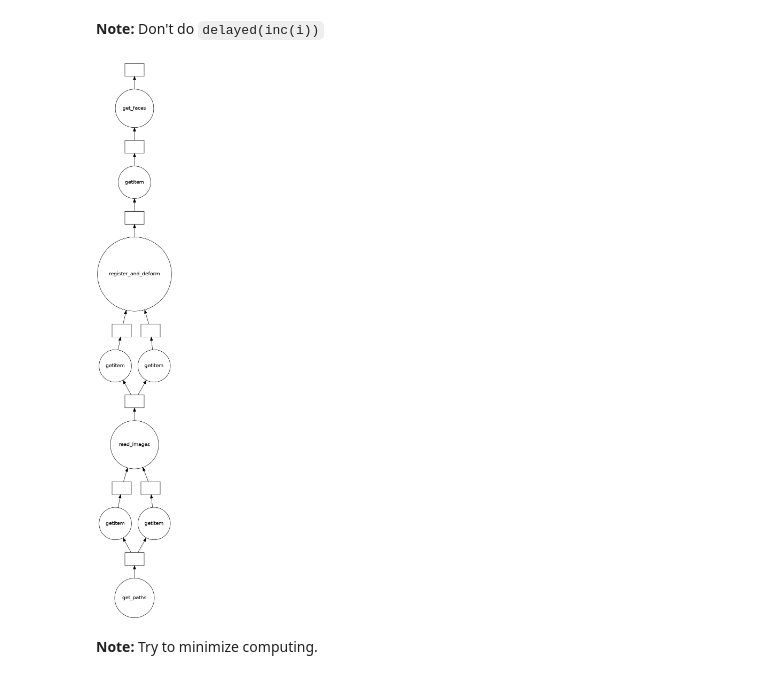
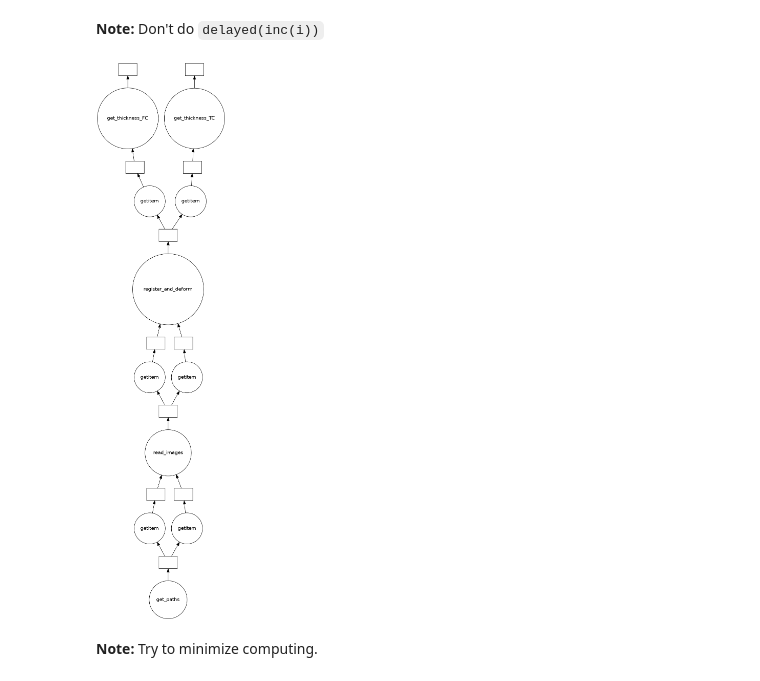
Before and after one commit to PranjalSahu/OAI_analysis, a Jupyter notebook: oai_dask.ipynb, the cells around one changed output. Saved outputs shown, nothing was run; the diff lists cells and outputs as text; code cells hidden in the pictures.

Commit message:
Adding working code to get TC and FC thickness in parallel

```diff
--- a/oai_dask.ipynb
+++ b/oai_dask.ipynb
@@ -203,12 +203,17 @@ def get_thickness_dask(image, mesh_type):
 
     return inner_FC, outer_FC
 
-@delayed(nout=2)
-def get_thickness(warped_image_FC, warped_image_TC):
+@delayed
+def get_thickness_FC(warped_image_FC):
     distance_inner_FC, distance_outer_FC = mp.get_thickness_mesh(warped_image_FC, mesh_type='FC')
+    distance_inner_FC = get_itk_mesh(distance_inner_FC)
+    return distance_inner_FC
+
+@delayed
+def get_thickness_TC(warped_image_TC):
     distance_inner_TC, distance_outer_TC = mp.get_thickness_mesh(warped_image_TC, mesh_type='TC')
-
-    return distance_inner_FC, distance_inner_TC
+    distance_inner_TC = get_itk_mesh(distance_inner_TC)
+    return distance_inner_TC
 
 @delayed(nout=2)
 def get_paths():
@@ -245,7 +250,7 @@ def thickness_compute():
 
     #image_preprocessed, atlas_image =  get_paths()
 
-    # In ITKrc3 images can be serialized
+    # In ITKrc4 images can be serialized
     image_preprocessed, atlas_image   = get_paths()
     image_A, image_B                  = read_images(image_preprocessed, atlas_image)
     warped_image_FC, warped_image_TC  = register_and_deform(image_A, image_B)
@@ -259,12 +264,20 @@ def thickness_compute():
     # Also working on Transform serialization
     #entire_job(warped_image_FC, warped_image_TC)
 # %%
+result = []
+
 image_preprocessed, atlas_image   = get_paths()
 
 image_A, image_B                  = read_images(image_preprocessed, atlas_image)
 warped_image_FC, warped_image_TC  = register_and_deform(image_A, image_B)
 
-test_mesh = get_faces(warped_image_FC)
+thickness_FC = get_thickness_FC(warped_image_FC)
+thickness_TC = get_thickness_TC(warped_image_TC)
+
+result.append(thickness_FC)
+result.append(thickness_TC)
+
+#test_mesh = get_faces(warped_image_FC)
 #phi_AB                               = register_images(image_A=image_A, image_B=image_B)
 
 # distance_inner_FC, distance_outer_FC = get_thickness_dask(warped_image_FC, mesh_type='FC')
@@ -288,9 +301,9 @@ a1 = a1.GetOutput()
 # %%
 itkwidgets.view(geometries=[a1])
 # %%
-visualize(test_mesh)
+visualize(*result)
 # %% [output]
-[figure, old version]
+[figure, new version]
 # %% [markdown]
 **Note:** Try to minimize computing.
 # %%
```
Also changed, not shown: parts of 4 cells of this notebook.
